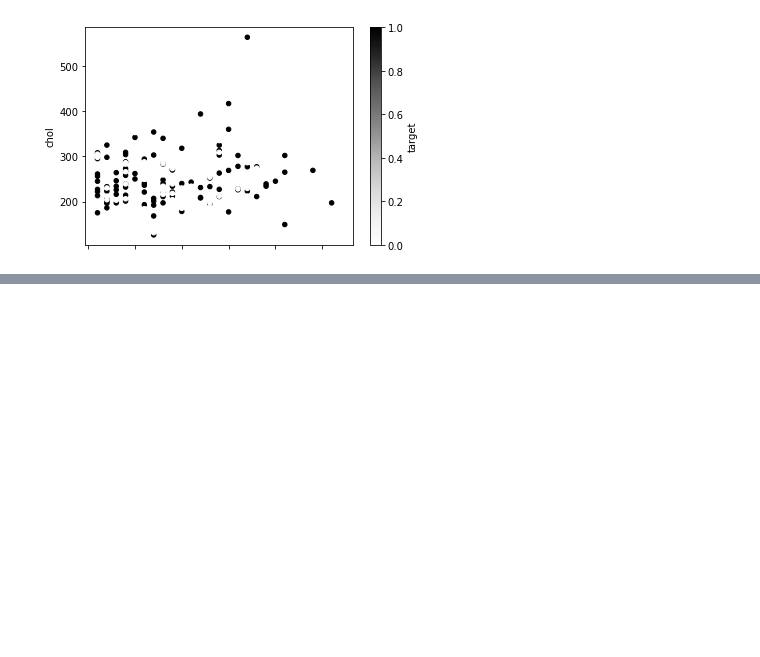
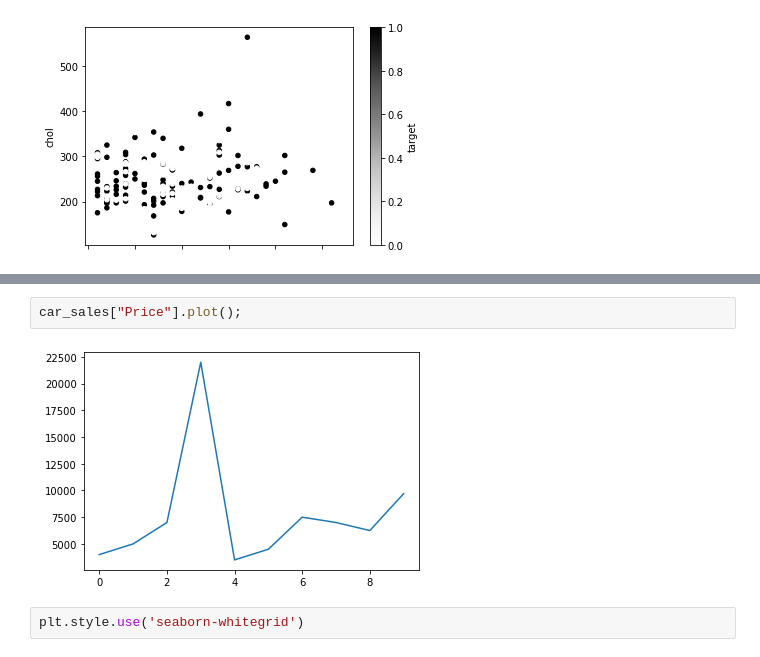
Before and after one commit to alvintoh/ml-ds-bootcamp-2021, a Jupyter notebook: sample_project/introduction to Matplotlib.ipynb, the cells around one changed output, grey strips where cells are left out. Cells and saved outputs as stored; diff of their text form; blank space fills up the shorter version.

```diff
--- a/sample_project/introduction to Matplotlib.ipynb
+++ b/sample_project/introduction to Matplotlib.ipynb
@@ -421,0 +542,6 @@ ax.set_xlim([45, 80]);
+# %%
+car_sales["Price"].plot();
+# %% [output]
+[figure, added]
+# %%
+plt.style.use('seaborn-whitegrid')
```
Also changed, not shown: parts of 33 cells of this notebook, 2 other files.
